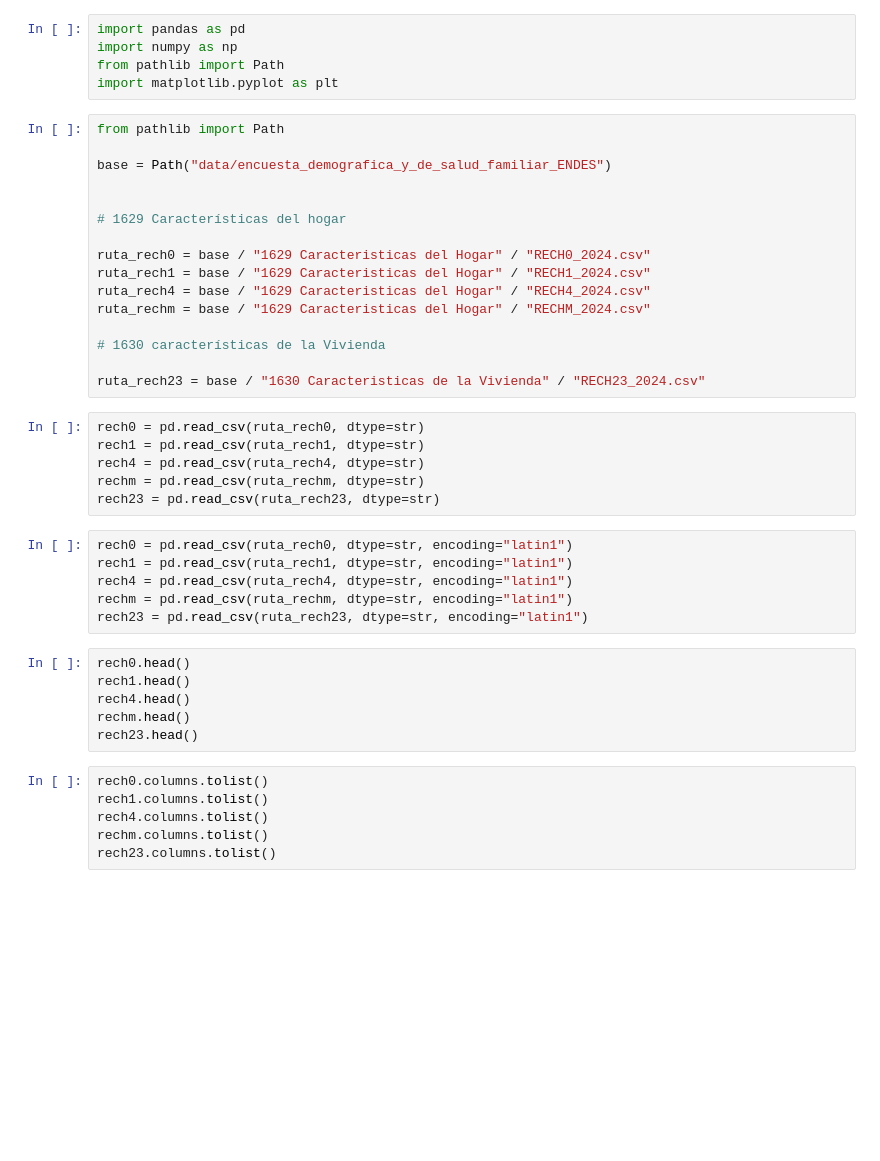
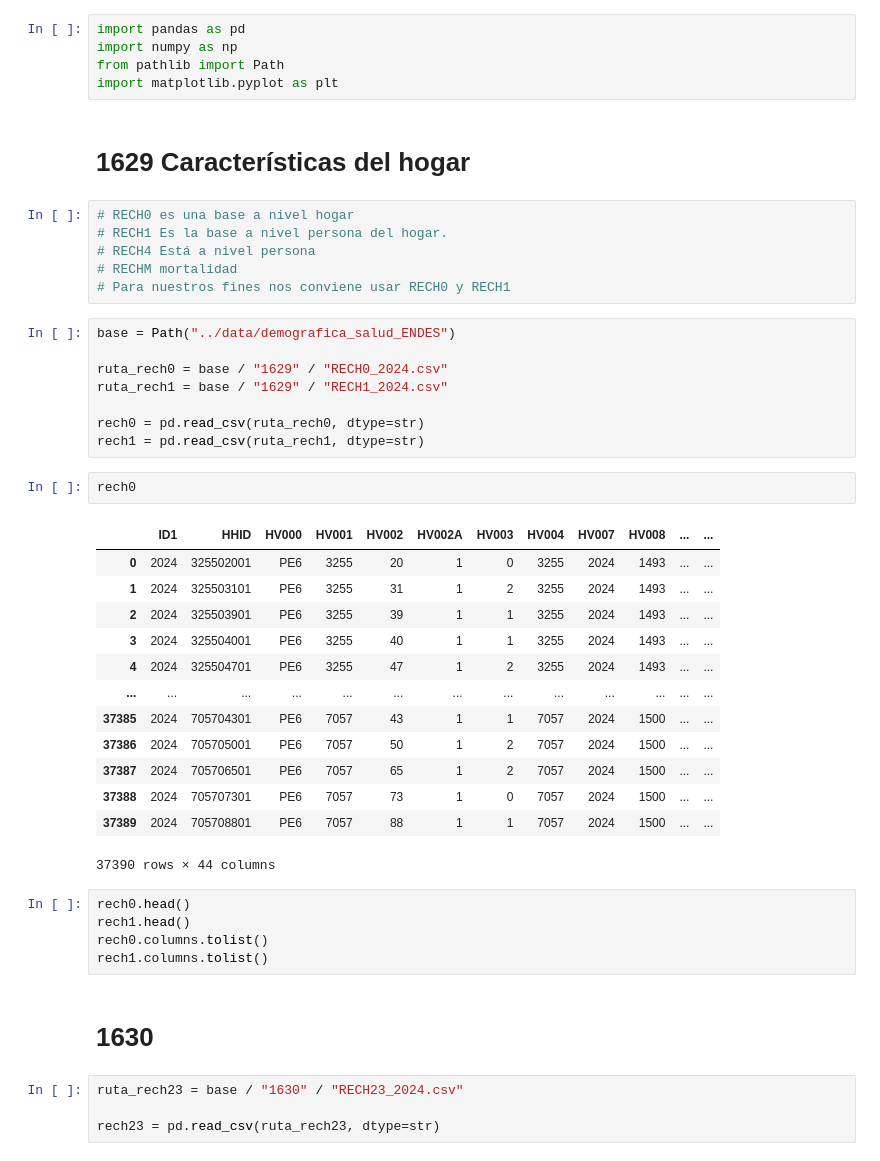
Before and after one commit to isdextre/Data-science-applied-projects, a Jupyter notebook: Fay-Herriot Area Estimation with Integrated Data/base/notebooks/00_exploracion_endes.ipynb, the cells around one changed output. Drawn from its saved outputs; the diff is of its cells as text; blank space fills up the shorter version.

Commit message:
Uoloading all ENDES databases

```diff
--- a/Fay-Herriot Area Estimation with Integrated Data/base/notebooks/00_exploracion_endes.ipynb
+++ b/Fay-Herriot Area Estimation with Integrated Data/base/notebooks/00_exploracion_endes.ipynb
@@ -3,43 +3,46 @@ import pandas as pd
 import numpy as np
 from pathlib import Path
 import matplotlib.pyplot as plt
+# %% [markdown]
+# 1629 Características del hogar
+# %%
+# RECH0 es una base a nivel hogar
+# RECH1 Es la base a nivel persona del hogar.
+# RECH4 Está a nivel persona
+# RECHM mortalidad
+# Para nuestros fines nos conviene usar RECH0 y RECH1
 # %%
-from pathlib import Path
+base = Path("../data/demografica_salud_ENDES")
 
-base = Path("data/encuesta_demografica_y_de_salud_familiar_ENDES")
+ruta_rech0 = base / "1629" / "RECH0_2024.csv"
+ruta_rech1 = base / "1629" / "RECH1_2024.csv"
 
-
-# 1629 Características del hogar
-
-ruta_rech0 = base / "1629 Caracteristicas del Hogar" / "RECH0_2024.csv"
-ruta_rech1 = base / "1629 Caracteristicas del Hogar" / "RECH1_2024.csv"
-ruta_rech4 = base / "1629 Caracteristicas del Hogar" / "RECH4_2024.csv"
-ruta_rechm = base / "1629 Caracteristicas del Hogar" / "RECHM_2024.csv"
-
-# 1630 características de la Vivienda
-
-ruta_rech23 = base / "1630 Caracteristicas de la Vivienda" / "RECH23_2024.csv"
+rech0 = pd.read_csv(ruta_rech0, dtype=str)
+rech1 = pd.read_csv(ruta_rech1, dtype=str)
 # %%
-rech0 = pd.read_csv(ruta_rech0, dtype=str)
-rech1 = pd.read_csv(ruta_rech1, dtype=str)
-rech4 = pd.read_csv(ruta_rech4, dtype=str)
-rechm = pd.read_csv(ruta_rechm, dtype=str)
-rech23 = pd.read_csv(ruta_rech23, dtype=str)
+rech0
+# %% [output]
+|  | ID1 | HHID | HV000 | HV001 | HV002 | HV002A | HV003 | HV004 | HV007 | HV008 | ... | ... |
+| 0 | 2024 | 325502001 | PE6 | 3255 | 20 | 1 | 0 | 3255 | 2024 | 1493 | ... | ... |
+| 1 | 2024 | 325503101 | PE6 | 3255 | 31 | 1 | 2 | 3255 | 2024 | 1493 | ... | ... |
+| 2 | 2024 | 325503901 | PE6 | 3255 | 39 | 1 | 1 | 3255 | 2024 | 1493 | ... | ... |
+| 3 | 2024 | 325504001 | PE6 | 3255 | 40 | 1 | 1 | 3255 | 2024 | 1493 | ... | ... |
+| 4 | 2024 | 325504701 | PE6 | 3255 | 47 | 1 | 2 | 3255 | 2024 | 1493 | ... | ... |
+| ... | ... | ... | ... | ... | ... | ... | ... | ... | ... | ... | ... | ... |
+| 37385 | 2024 | 705704301 | PE6 | 7057 | 43 | 1 | 1 | 7057 | 2024 | 1500 | ... | ... |
+| 37386 | 2024 | 705705001 | PE6 | 7057 | 50 | 1 | 2 | 7057 | 2024 | 1500 | ... | ... |
+| 37387 | 2024 | 705706501 | PE6 | 7057 | 65 | 1 | 2 | 7057 | 2024 | 1500 | ... | ... |
+| 37388 | 2024 | 705707301 | PE6 | 7057 | 73 | 1 | 0 | 7057 | 2024 | 1500 | ... | ... |
+| 37389 | 2024 | 705708801 | PE6 | 7057 | 88 | 1 | 1 | 7057 | 2024 | 1500 | ... | ... |
+37390 rows × 44 columns
-# %%
-rech0 = pd.read_csv(ruta_rech0, dtype=str, encoding="latin1")
-rech1 = pd.read_csv(ruta_rech1, dtype=str, encoding="latin1")
-rech4 = pd.read_csv(ruta_rech4, dtype=str, encoding="latin1")
-rechm = pd.read_csv(ruta_rechm, dtype=str, encoding="latin1")
-rech23 = pd.read_csv(ruta_rech23, dtype=str, encoding="latin1")
 # %%
 rech0.head()
 rech1.head()
-rech4.head()
-rechm.head()
-rech23.head()
+rech0.columns.tolist()
+rech1.columns.tolist()
+# %% [markdown]
+# 1630
 # %%
-rech0.columns.tolist()
-rech1.columns.tolist()
-rech4.columns.tolist()
-rechm.columns.tolist()
-rech23.columns.tolist()
+ruta_rech23 = base / "1630" / "RECH23_2024.csv"
+
+rech23 = pd.read_csv(ruta_rech23, dtype=str)
```
Also changed, not shown: parts of 9 cells of this notebook, 4 other files.
